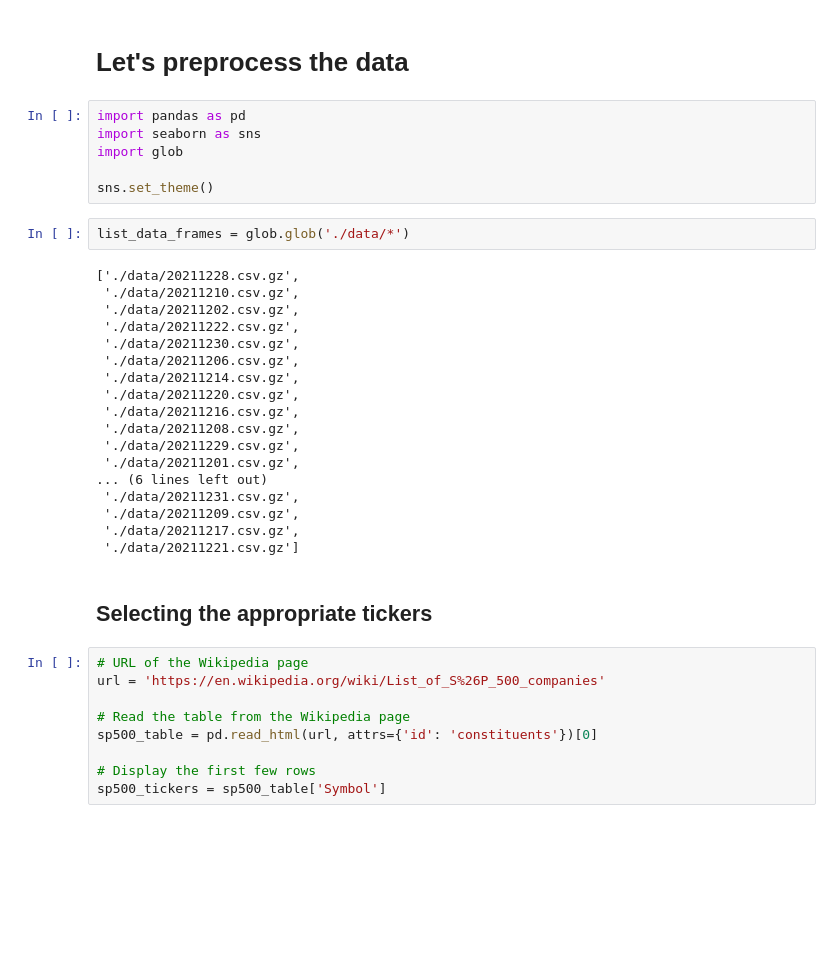
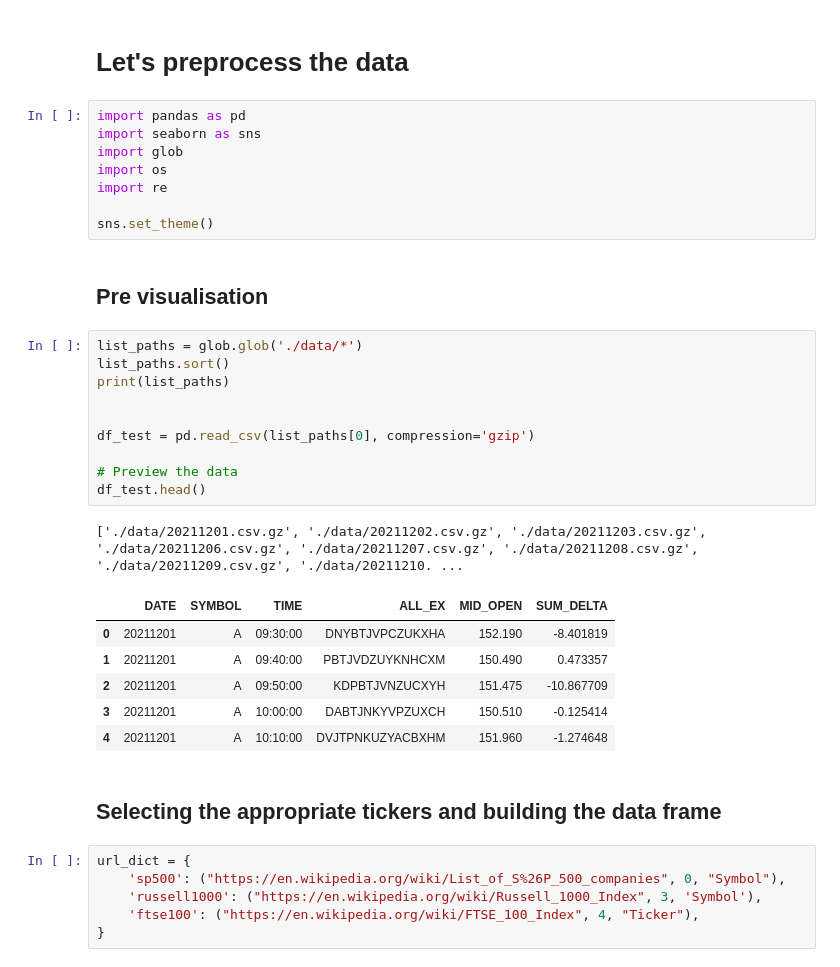
Before and after one commit to arthurdhonneur7/ML_finance_project, a Jupyter notebook: data_processing.ipynb, the cells around one changed output. Drawn from its saved outputs; the diff is of its cells as text; blank space fills up the shorter version.

```diff
--- a/data_processing.ipynb
+++ b/data_processing.ipynb
@@ -4,36 +4,35 @@
 import pandas as pd
 import seaborn as sns
 import glob
+import os
+import re
 
 sns.set_theme()
-# %%
-list_data_frames = glob.glob('./data/*')
-# %% [output]
-['./data/20211228.csv.gz',
- './data/20211210.csv.gz',
- './data/20211202.csv.gz',
- './data/20211222.csv.gz',
- './data/20211230.csv.gz',
- './data/20211206.csv.gz',
- './data/20211214.csv.gz',
- './data/20211220.csv.gz',
- './data/20211216.csv.gz',
- './data/20211208.csv.gz',
- './data/20211229.csv.gz',
- './data/20211201.csv.gz',
-... (6 lines left out)
- './data/20211231.csv.gz',
- './data/20211209.csv.gz',
- './data/20211217.csv.gz',
- './data/20211221.csv.gz']
+# %% [markdown]
+## Pre visualisation
+# %%
+list_paths = glob.glob('./data/*')
+list_paths.sort()
+print(list_paths)
+
+
+df_test = pd.read_csv(list_paths[0], compression='gzip')
+
+# Preview the data
+df_test.head()
+# %% [output]
+['./data/20211201.csv.gz', './data/20211202.csv.gz', './data/20211203.csv.gz', './data/20211206.csv.gz', './data/20211207.csv.gz', './data/20211208.csv.gz', './data/20211209.csv.gz', './data/20211210. ...
+|  | DATE | SYMBOL | TIME | ALL_EX | MID_OPEN | SUM_DELTA |
+| 0 | 20211201 | A | 09:30:00 | DNYBTJVPCZUKXHA | 152.190 | -8.401819 |
+| 1 | 20211201 | A | 09:40:00 | PBTJVDZUYKNHCXM | 150.490 | 0.473357 |
+| 2 | 20211201 | A | 09:50:00 | KDPBTJVNZUCXYH | 151.475 | -10.867709 |
+| 3 | 20211201 | A | 10:00:00 | DABTJNKYVPZUXCH | 150.510 | -0.125414 |
+| 4 | 20211201 | A | 10:10:00 | DVJTPNKUZYACBXHM | 151.960 | -1.274648 |
 # %% [markdown]
-## Selecting the appropriate tickers
+## Selecting the appropriate tickers and building the data frame
-# %%
-# URL of the Wikipedia page
-url = 'https://en.wikipedia.org/wiki/List_of_S%26P_500_companies'
-
-# Read the table from the Wikipedia page
-sp500_table = pd.read_html(url, attrs={'id': 'constituents'})[0]
-
-# Display the first few rows
-sp500_tickers = sp500_table['Symbol']
+# %%
+url_dict = {
+    'sp500': ("https://en.wikipedia.org/wiki/List_of_S%26P_500_companies", 0, "Symbol"),
+    'russell1000': ("https://en.wikipedia.org/wiki/Russell_1000_Index", 3, 'Symbol'),
+    'ftse100': ("https://en.wikipedia.org/wiki/FTSE_100_Index", 4, "Ticker"),
+}
```
Also changed, not shown: parts of 6 cells of this notebook.
